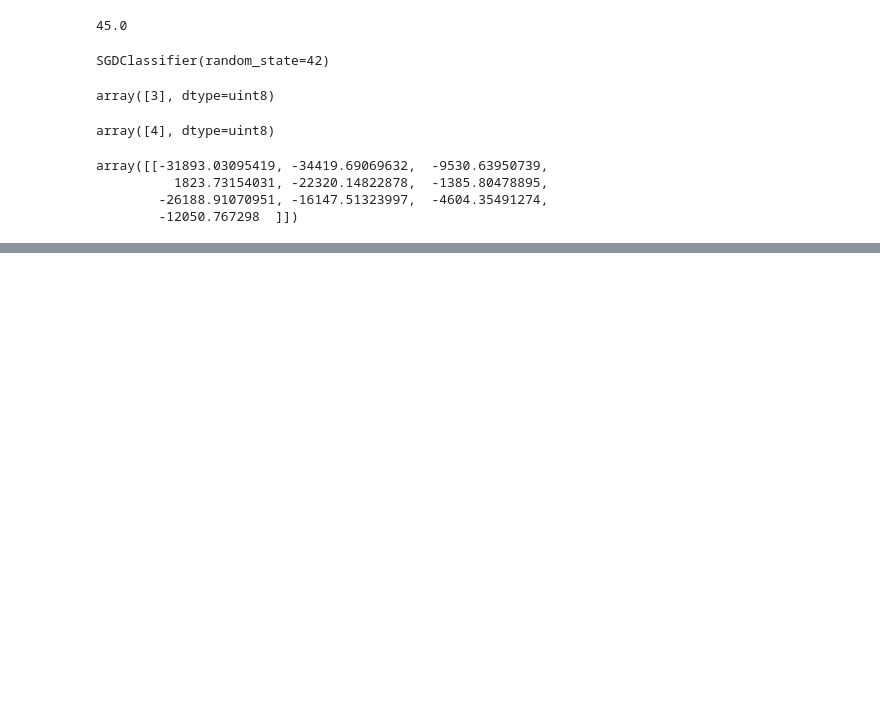
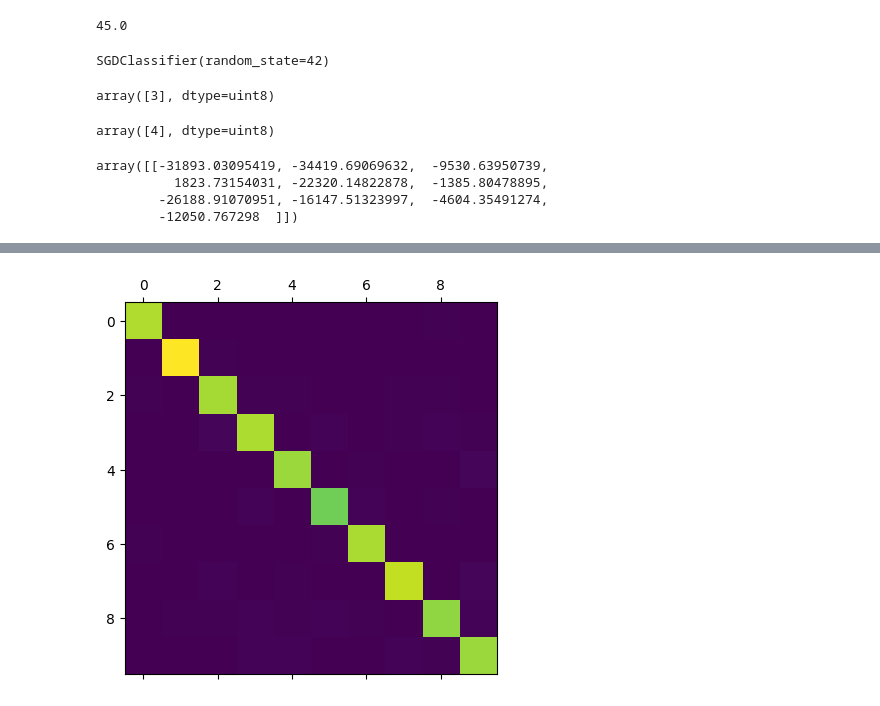
Before and after one commit to savindumahasen/CalifoniaHousingPrices, a Jupyter notebook: CalifoniaDataSetAnalysis.ipynb, the cells around one changed output, grey strips where cells are left out. Cells and saved outputs as stored; diff of their text form; code cells hidden in the pictures; blank space fills up the shorter version.

```diff
--- a/CalifoniaDataSetAnalysis.ipynb
+++ b/CalifoniaDataSetAnalysis.ipynb
@@ -1716,0 +1755,5 @@ array([[-31893.03095419, -34419.69069632,  -9530.63950739,
+# %%
+from  sklearn.ensemble import RandomForestClassifier
+
+forest_clf=RandomForestClassifier(random_state=42)
+forest_clf.fit(X_train,Y_train)
@@ -1716,0 +1788,2 @@ array([[-31893.03095419, -34419.69069632,  -9530.63950739,
+# %%
+y_train_pred=cross_val_predict(forest_clf, X_train, Y_train,cv=3)
@@ -1716,0 +1794,3 @@ array([[-31893.03095419, -34419.69069632,  -9530.63950739,
+# %%
+conf_mx=confusion_matrix(Y_train,y_train_pred)
+conf_mx
@@ -1716,0 +1809,6 @@ array([[-31893.03095419, -34419.69069632,  -9530.63950739,
+# %%
+### confusion mrtrix for absolute the numbers
+plt.matshow(conf_mx)
+plt.show()
+# %% [output]
+[figure, added]
```
Also changed, not shown: parts of 55 cells of this notebook.
